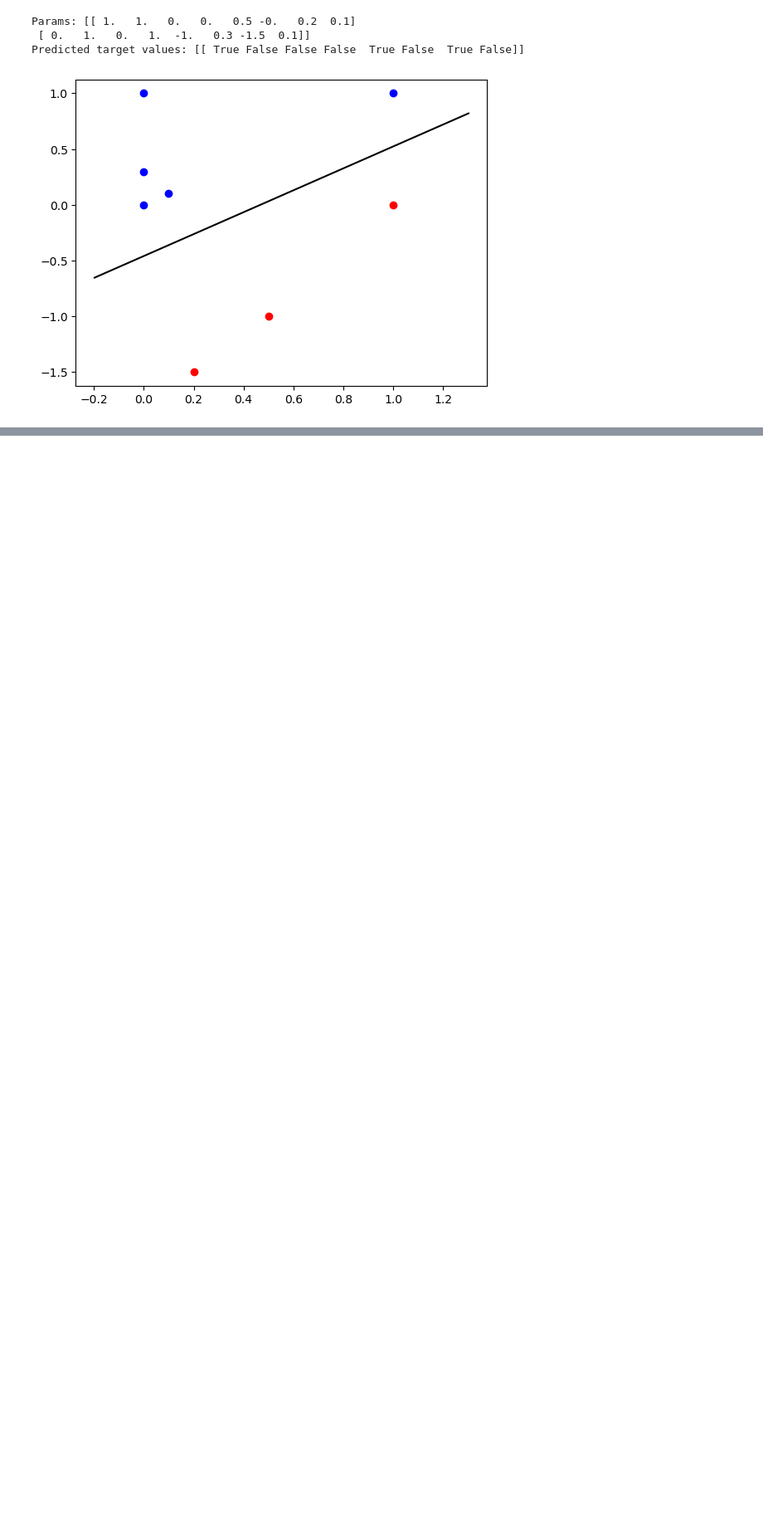
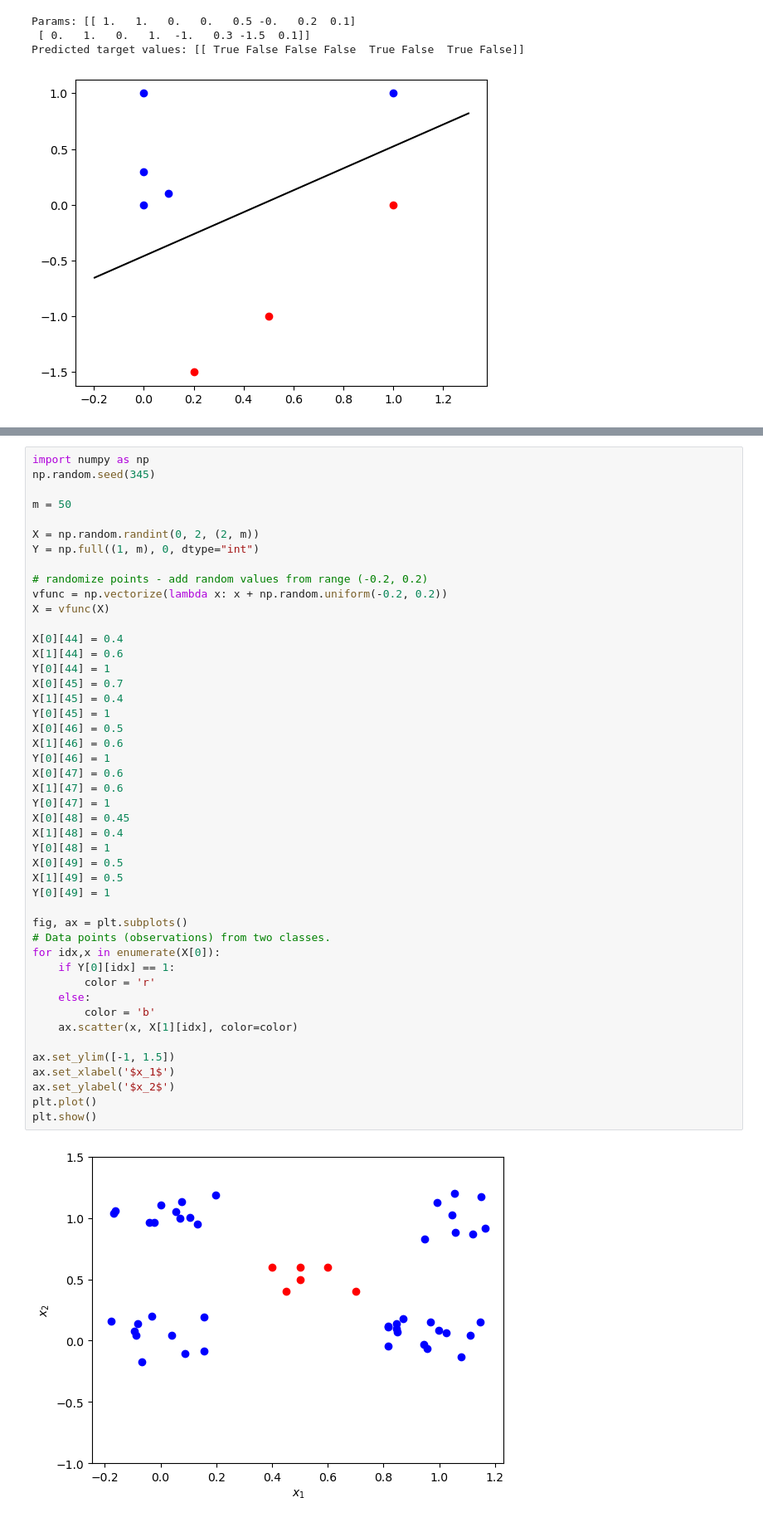
Before and after one commit to rzarno/neural-network-perceptron-in-python, a Jupyter notebook: perceptron_for_classification.ipynb, the cells around one changed output, grey strips where cells are left out. Shown at 83% size. Saved outputs shown, nothing was run; the diff lists cells and outputs as text; blank space fills up the shorter version.

```diff
--- a/perceptron_for_classification.ipynb
+++ b/perceptron_for_classification.ipynb
@@ -406,0 +409,48 @@ Predicted target values: [[ True False False False  True False  True False]]
+# %%
+import numpy as np
+np.random.seed(345)
+
+m = 50
+
+X = np.random.randint(0, 2, (2, m))
+Y = np.full((1, m), 0, dtype="int")
+
+# randomize points - add random values from range (-0.2, 0.2)
+vfunc = np.vectorize(lambda x: x + np.random.uniform(-0.2, 0.2))
+X = vfunc(X)
+
+X[0][44] = 0.4
+X[1][44] = 0.6
+Y[0][44] = 1
+X[0][45] = 0.7
+X[1][45] = 0.4
+Y[0][45] = 1
+X[0][46] = 0.5
+X[1][46] = 0.6
+Y[0][46] = 1
+X[0][47] = 0.6
+X[1][47] = 0.6
+Y[0][47] = 1
+X[0][48] = 0.45
+X[1][48] = 0.4
+Y[0][48] = 1
+X[0][49] = 0.5
+X[1][49] = 0.5
+Y[0][49] = 1
+
+fig, ax = plt.subplots()
+# Data points (observations) from two classes.
+for idx,x in enumerate(X[0]):
+    if Y[0][idx] == 1:
+        color = 'r'
+    else:
+        color = 'b'
+    ax.scatter(x, X[1][idx], color=color)
+
+ax.set_ylim([-1, 1.5])
+ax.set_xlabel('$x_1$')
+ax.set_ylabel('$x_2$')
+plt.plot()
+plt.show()
+# %% [output]
+[figure, added]
```
Also changed, not shown: parts of 11 cells of this notebook.
